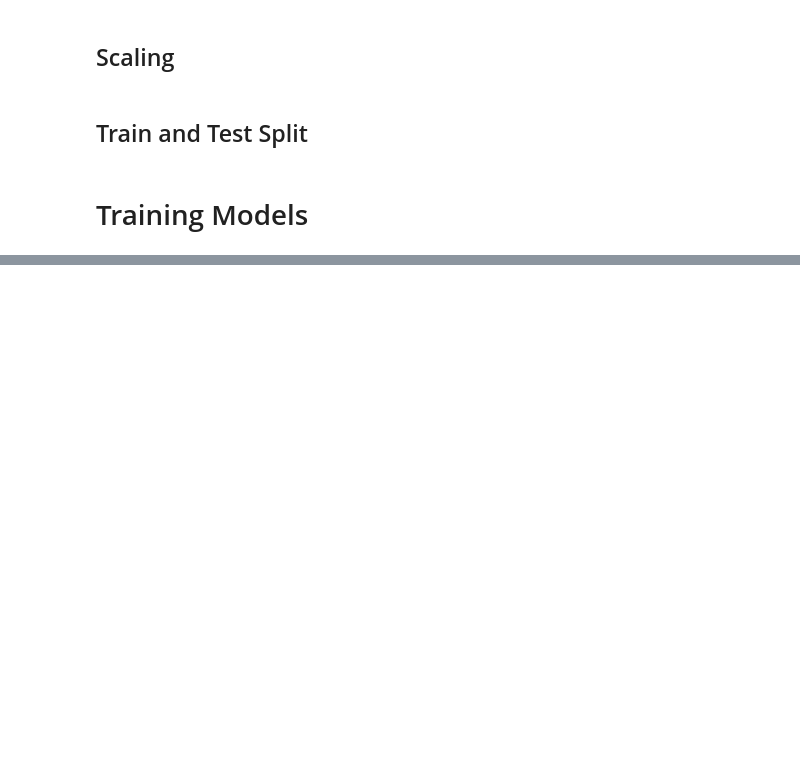
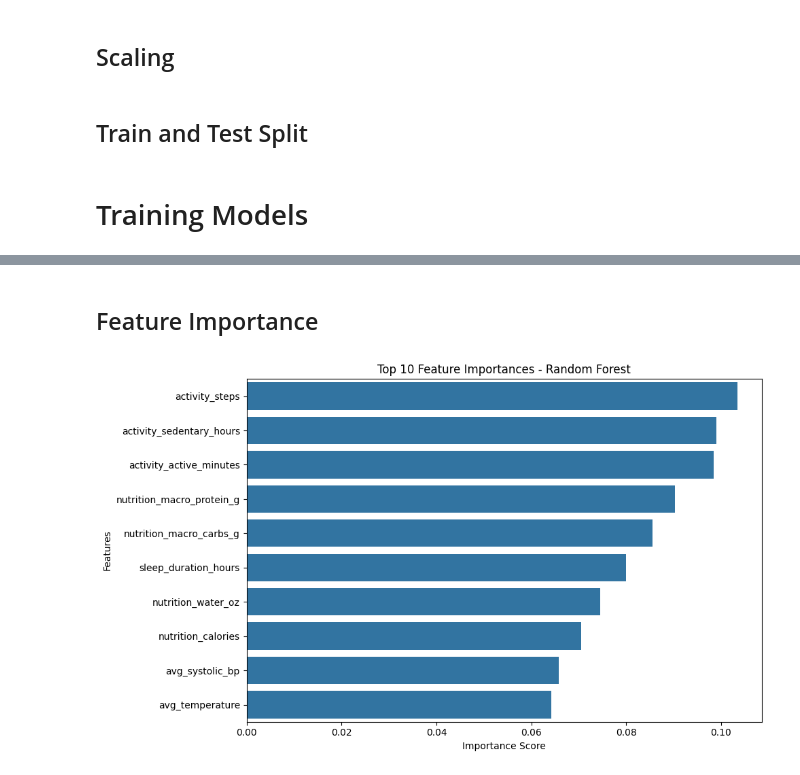
Before and after one commit to RidaDurani/firebase-health-data-analysis, a Jupyter notebook: backend/4_model_training.ipynb, the cells around one changed output, grey strips where cells are left out. Cells and saved outputs as stored; diff of their text form; code cells hidden in the pictures; blank space fills up the shorter version.

```diff
--- a/backend/4_model_training.ipynb
+++ b/backend/4_model_training.ipynb
@@ -108,0 +144,9 @@ def classify_health(row):
+# %%
+from sklearn.preprocessing import OrdinalEncoder
+
+order = ['Poor','Moderate','Good']
+Or_hc = OrdinalEncoder(categories = [order])
+Or_hc = Or_hc.fit(cleaned_data[['health_category']])
+cleaned_data_y = pd.DataFrame(Or_hc.transform(cleaned_data[['health_category']]))
+cleaned_data_y = cleaned_data_y.rename(columns = {0:'health_rank'})
+cleaned_data_y
@@ -114,0 +243,19 @@ def classify_health(row):
+# %% [markdown]
+## Feature Importance
+# %%
+import matplotlib.pyplot as plt
+import seaborn as sns
+
+# Plotting feature importances
+feature_importances = pd.Series(rf.feature_importances_, index=cleaned_data_X.columns)
+top_features = feature_importances.sort_values(ascending=False).head(10)
+
+plt.figure(figsize=(10,6))
+sns.barplot(x=top_features, y=top_features.index)
+plt.title("Top 10 Feature Importances - Random Forest")
+plt.xlabel("Importance Score")
+plt.ylabel("Features")
+plt.tight_layout()
+plt.show()
+# %% [output]
+[figure, added]
```
Also changed, not shown: parts of 13 cells of this notebook.
